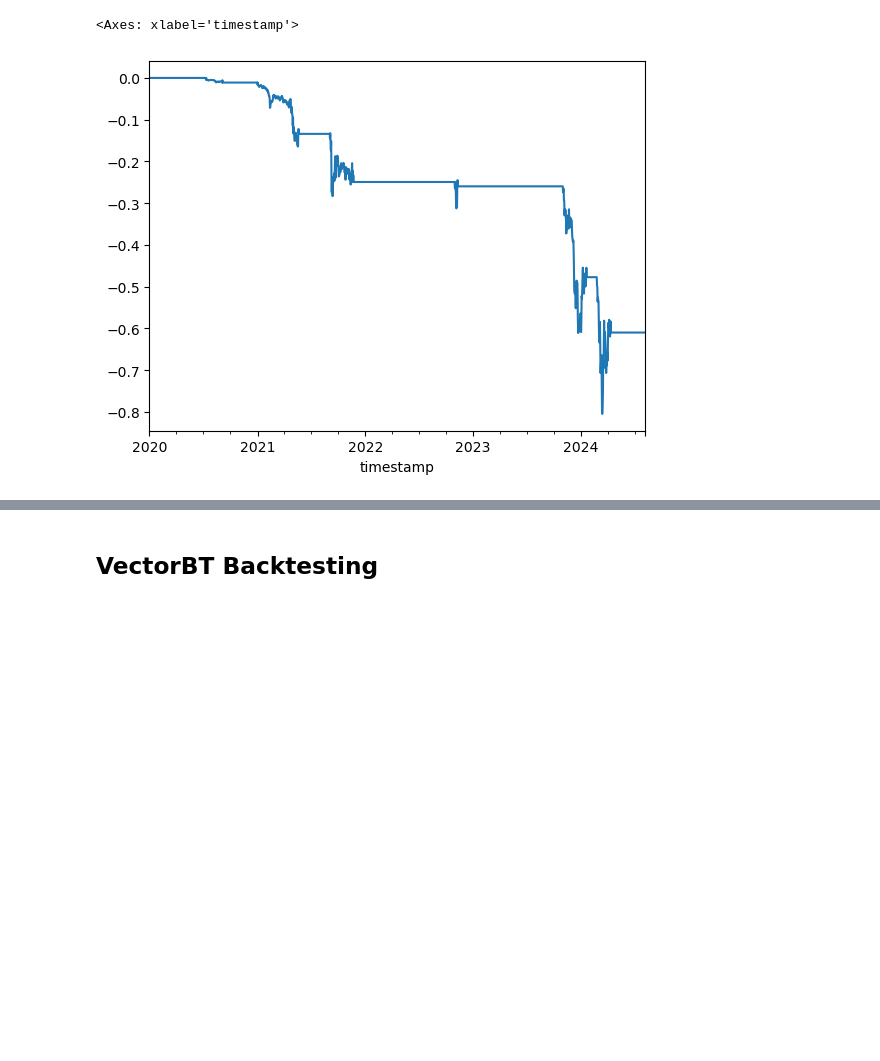
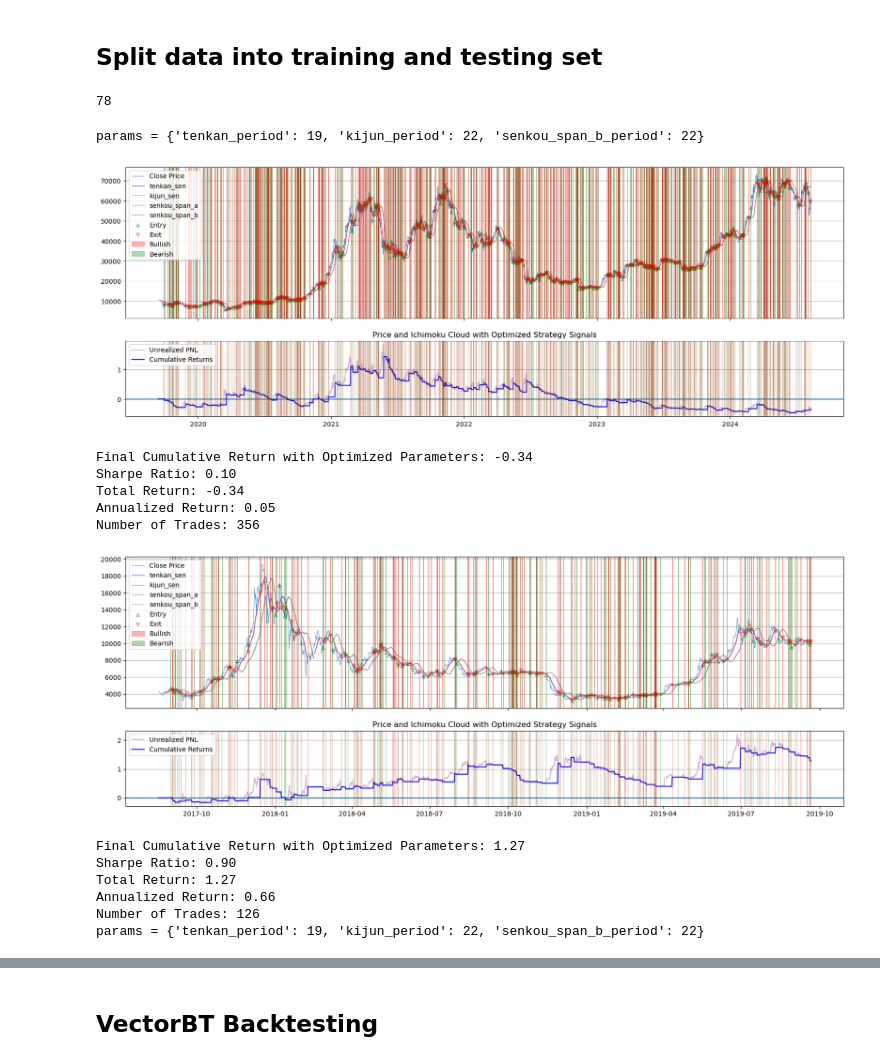
Before and after one commit to petarkabashki/pk-crypto-tools, a Jupyter notebook: 2024-research/ichimoku.ipynb, the cells around one changed output, grey strips where cells are left out. Cells and saved outputs as stored; diff of their text form; code cells hidden in the pictures; blank space fills up the shorter version.

```diff
--- a/2024-research/ichimoku.ipynb
+++ b/2024-research/ichimoku.ipynb
@@ -41,6 +41,8 @@ def load_russel2000_candles(ticker):
     data.columns = [c.lower() for c in data.columns]
     data.set_index('date', inplace=True)
     return data
+# %%
+params = {'tenkan_period': 17, 'kijun_period': 43, 'senkou_span_b_period': 94}
 # %%
 
 # Define transaction costs and slippage
@@ -332,5 +270,41 @@ ax2.grid(axis='y')
-# %%
-(data['pct_cumulative_returns'] - ((lpnl-lcosts).shift().fillna(0).apply(np.exp)-1)).plot()
-# %% [output]
-<Axes: xlabel='timestamp'>
-[figure, removed]
+# %% [markdown]
+## Split data into training and testing set
+# %%
+np.min([params[k] for k in params])
+# %% [output]
+78
+# %%
+
+data = load_candles('binance','BTC','USDT','1h')#.iloc[-5000:]
+# data = load_futures_candles('bybit','ALGO','USDT','1h')['2020-03':'2025']
+# data = data['2021-11-01':].copy()
+nhours = 8
+data = data.resample(f'{nhours}H').agg( {'open': 'first','high': 'max','low': 'min','close': 'last','volume': 'sum'})
+short_long = [-1,1]
+
+train_ratio = 0.3;
+cutoff = int(train_ratio * data.shape[0])
+train_data, test_data = data.iloc[:cutoff,:], data.iloc[cutoff+1-np.max([params[k] for k in params]):,:]
+
+study = optimize(train_data, nhours,backtest_fn=backtest, short_long=short_long)
+params = study.best_params
+params = {'tenkan_period': 19, 'kijun_period': 22, 'senkou_span_b_period': 22}
+print(f'params = {params}')
+print_performance(test_data,nhours,params,backtest_fn=backtest,short_long=short_long, xmult=1)
+print_performance(train_data,nhours,params,backtest_fn=backtest,short_long=short_long, xmult=1)
+print(f'params = {params}')
+# %% [output]
+params = {'tenkan_period': 19, 'kijun_period': 22, 'senkou_span_b_period': 22}
+[figure, added]
+Final Cumulative Return with Optimized Parameters: -0.34
+Sharpe Ratio: 0.10
+Total Return: -0.34
+Annualized Return: 0.05
+Number of Trades: 356
+[figure, added]
+Final Cumulative Return with Optimized Parameters: 1.27
+Sharpe Ratio: 0.90
+Total Return: 1.27
+Annualized Return: 0.66
+Number of Trades: 126
+params = {'tenkan_period': 19, 'kijun_period': 22, 'senkou_span_b_period': 22}
```
Also changed, not shown: parts of 14 cells of this notebook, 12 other files.
